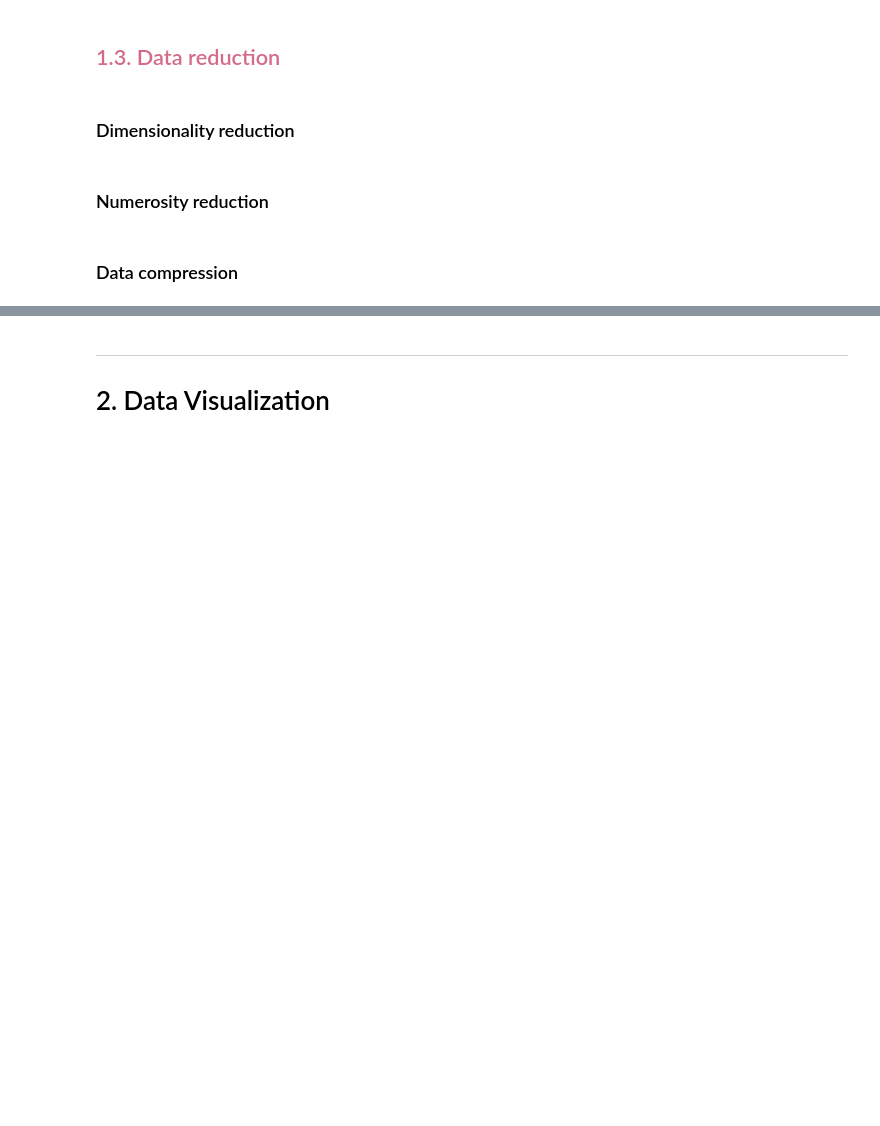
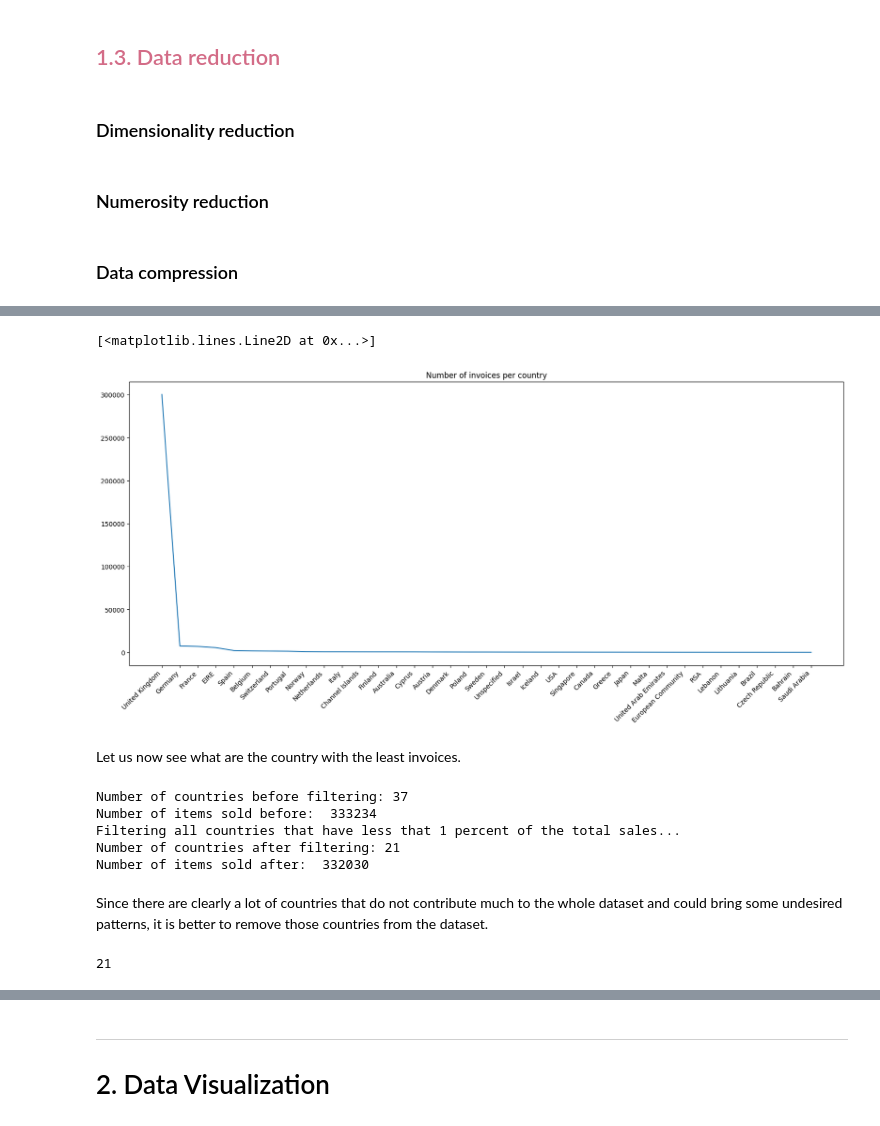
Before and after one commit to biren-charles/Data-Science-Project-ACT, a Jupyter notebook: datascience-online-retail-project.ipynb, the cells around one changed output, grey strips where cells are left out. Drawn from its saved outputs; the diff is of its cells as text; code cells hidden in the pictures; blank space fills up the shorter version.

Commit message:
feat: data Smoothing and data agregation done

```diff
--- a/datascience-online-retail-project.ipynb
+++ b/datascience-online-retail-project.ipynb
@@ -164,0 +186,38 @@ TotalPrice  0.512696   0.357885   -0.123738    1.000000
+# %%
+num_units_sold_by_country = df_cleaned.groupby('Country')['InvoiceNo'].count().sort_values(ascending=False)
+
+plt.figure(figsize=[20, 8])
+plt.xticks(rotation=45, ha='right')
+plt.title("Number of invoices per country")
+plt.plot(num_units_sold_by_country)
+# %% [output]
+[<matplotlib.lines.Line2D at 0x...>]
+[figure, added]
+# %% [markdown]
+Let us now see what are the country with the least invoices.
+# %%
+#Number of total invoices
+total_invoices = len(np.unique(df_cleaned['InvoiceNo']))
+#Setting a limit
+limit = total_invoices/100
+
+#Printing new plot
+active_countries = num_units_sold_by_country[num_units_sold_by_country>=limit].index
+
+print("Number of countries before filtering:", len(num_units_sold_by_country))
+print("Number of items sold before: ", num_units_sold_by_country.sum())
+print("Filtering all countries that have less that 1 percent of the total sales...")
+print("Number of countries after filtering:", len(active_countries))
+print("Number of items sold after: ", num_units_sold_by_country[active_countries].sum())
+# %% [output]
+Number of countries before filtering: 37
+Number of items sold before:  333234
+Filtering all countries that have less that 1 percent of the total sales...
+Number of countries after filtering: 21
+Number of items sold after:  332030
+# %% [markdown]
+Since there are clearly a lot of countries that do not contribute much to the whole dataset and could bring some undesired patterns, it is better to remove those countries from the dataset.
+# %%
+transformed_data = df_cleaned[df_cleaned['Country'].isin(active_countries)]
+# %% [output]
+21
```
Also changed, not shown: parts of 15 cells of this notebook.
